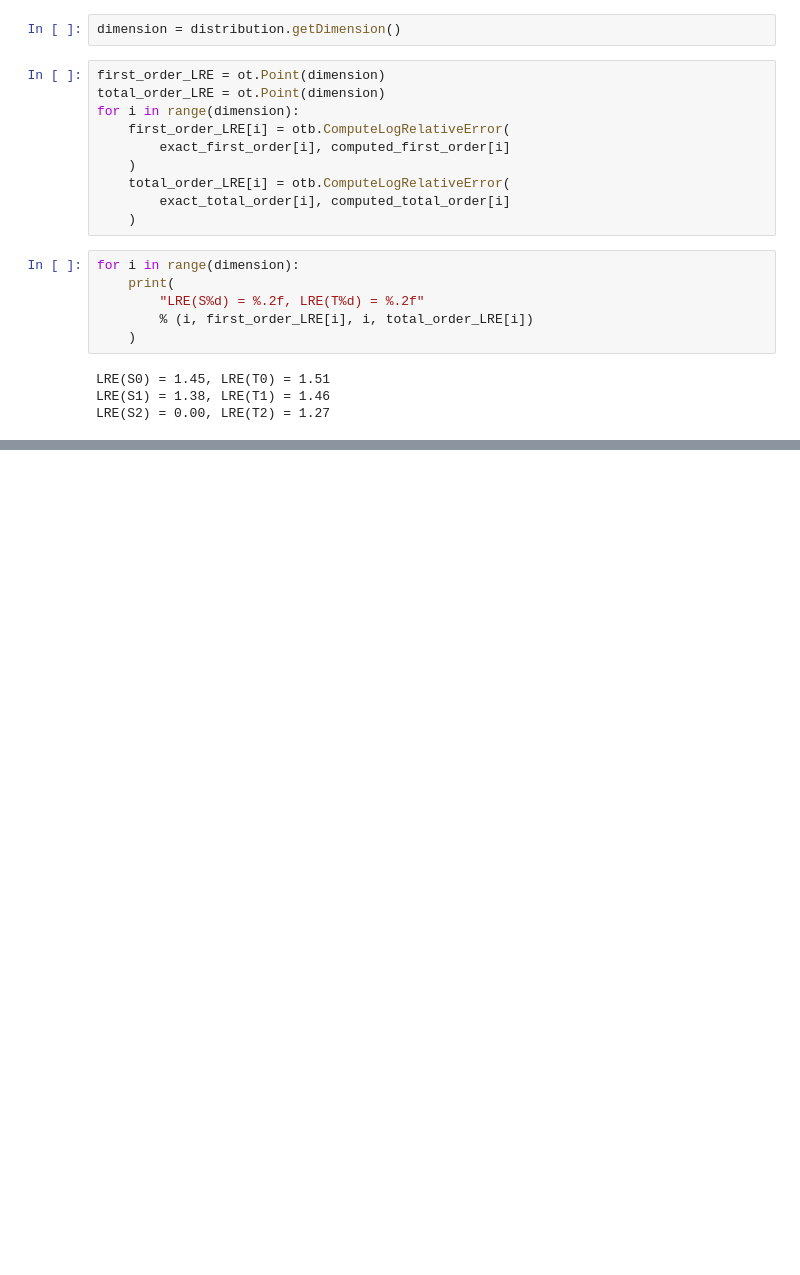
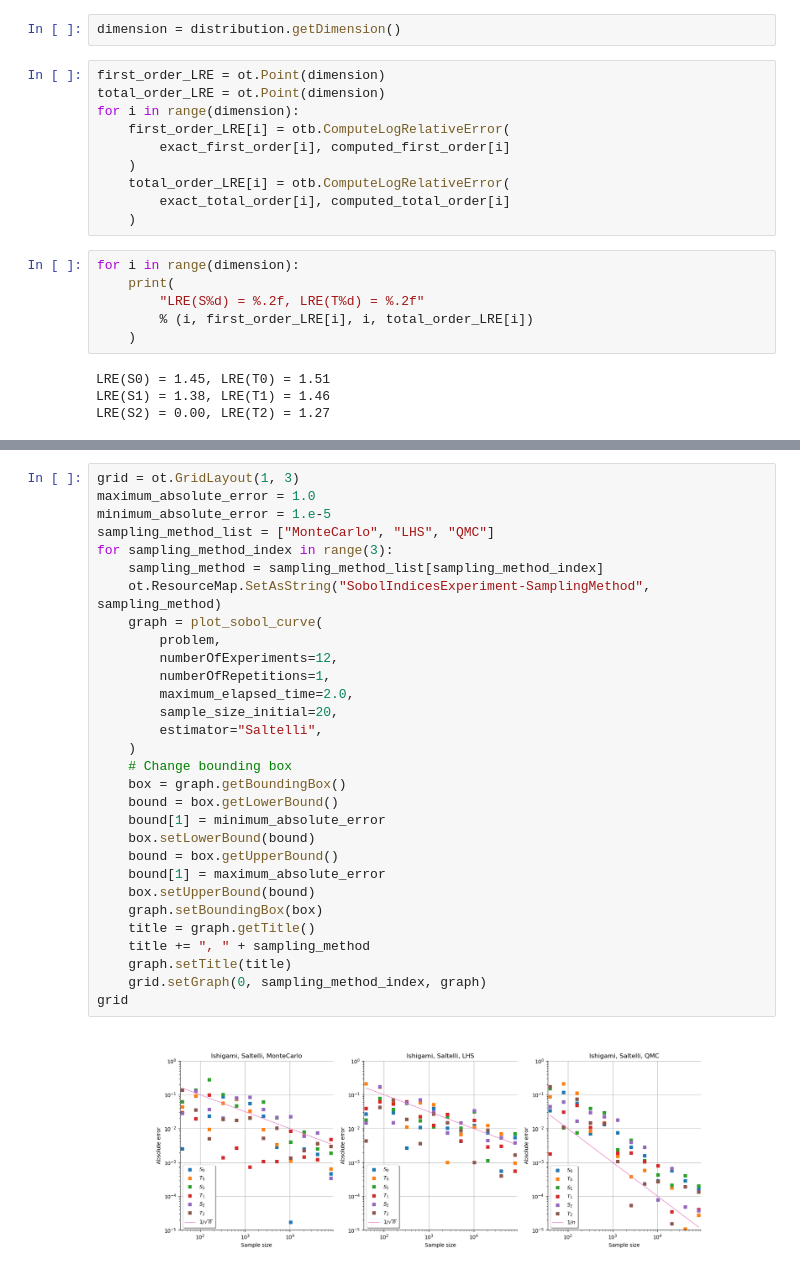
Before and after one commit to openturns/otbenchmark, a Jupyter notebook: examples/sensitivity_problems/Sensitivity-Convergence-Ishigami.ipynb, the cells around one changed output, grey strips where cells are left out. Drawn from its saved outputs; the diff is of its cells as text; blank space fills up the shorter version.

```diff
--- a/examples/sensitivity_problems/Sensitivity-Convergence-Ishigami.ipynb
+++ b/examples/sensitivity_problems/Sensitivity-Convergence-Ishigami.ipynb
@@ -185,0 +523,32 @@ graph
+# %%
+grid = ot.GridLayout(1, 3)
+maximum_absolute_error = 1.0
+minimum_absolute_error = 1.e-5
+sampling_method_list = ["MonteCarlo", "LHS", "QMC"]
+for sampling_method_index in range(3):
+    sampling_method = sampling_method_list[sampling_method_index]
+    ot.ResourceMap.SetAsString("SobolIndicesExperiment-SamplingMethod", sampling_method)
+    graph = plot_sobol_curve(
+        problem,
+        numberOfExperiments=12,
+        numberOfRepetitions=1,
+        maximum_elapsed_time=2.0,
+        sample_size_initial=20,
+        estimator="Saltelli",
+    )
+    # Change bounding box
+    box = graph.getBoundingBox()
+    bound = box.getLowerBound()
+    bound[1] = minimum_absolute_error
+    box.setLowerBound(bound)
+    bound = box.getUpperBound()
+    bound[1] = maximum_absolute_error
+    box.setUpperBound(bound)
+    graph.setBoundingBox(box)
+    title = graph.getTitle()
+    title += ", " + sampling_method
+    graph.setTitle(title)
+    grid.setGraph(0, sampling_method_index, graph)
+grid
+# %% [output]
+[figure, added]
```
Also changed, not shown: parts of 16 cells of this notebook, 1 other file.
